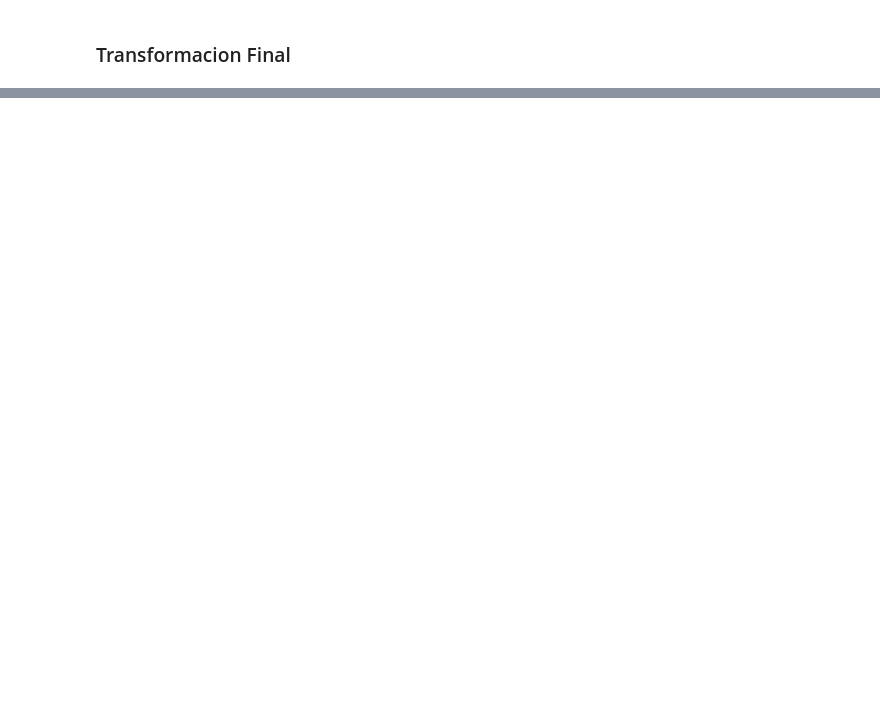
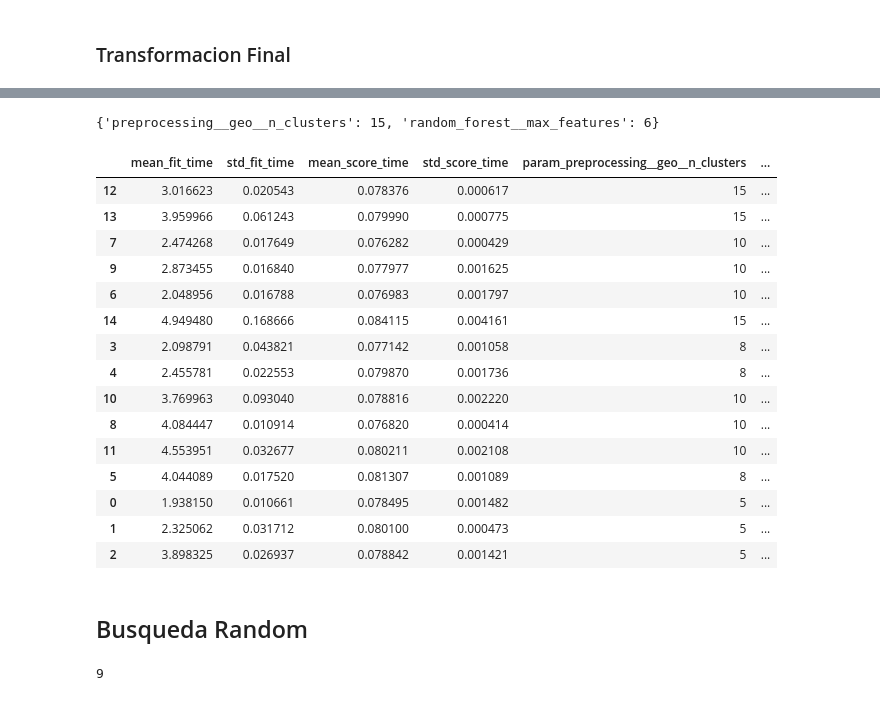
Before and after one commit to Liukkan/ml-california-housing-prices, a Jupyter notebook: C2-housing.ipynb, the cells around one changed output, grey strips where cells are left out. Drawn from its saved outputs; the diff is of its cells as text; code cells hidden in the pictures; blank space fills up the shorter version.

Commit message:
feat: Add new model training section

```diff
--- a/C2-housing.ipynb
+++ b/C2-housing.ipynb
@@ -334,0 +592,3 @@ type(housing_prepared_final)
+# %%
+tree_reg = make_pipeline(preprocessing_final, DecisionTreeRegressor(random_state=42))
+tree_reg
@@ -334,0 +613,2 @@ type(housing_prepared_final)
+# %%
+tree_reg.fit(housing, housing_labels)
@@ -334,0 +723,21 @@ type(housing_prepared_final)
+# %%
+full_pipeline = Pipeline([ # Creamos un pipeline con los pasos de preprocesamiento y el modelo
+    ("preprocessing", preprocessing_final),
+    ("random_forest", RandomForestRegressor(random_state=42))
+])
+
+param_grid = [
+    {
+        'preprocessing__geo__n_clusters': [5, 8, 10], # Number of clusters on the geo transformer on the preprocessing step
+        'random_forest__max_features': [4, 5, 9] # Number of features to consider when looking for the best split
+    },
+    {
+        'preprocessing__geo__n_clusters': [10, 15], # number of clusters on the geo transformer on the preprocessing step
+        'random_forest__max_features': [6, 8, 10] # number of features to consider when looking for the best split
+    }
+]
+
+grid_search = GridSearchCV(estimator=full_pipeline, param_grid=param_grid,
+                           scoring="neg_root_mean_squared_error", cv=3, verbose=2)
+# %%
+grid_search.fit(housing, housing_labels)
@@ -334,0 +782,39 @@ type(housing_prepared_final)
+# %%
+grid_search.best_params_
+# %% [output]
+{'preprocessing__geo__n_clusters': 15, 'random_forest__max_features': 6}
+# %%
+cv_res = pd.DataFrame(grid_search.cv_results_)
+cv_res.sort_values(by="mean_test_score", ascending=False, inplace=True)
+cv_res
+# %% [output]
+|  | mean_fit_time | std_fit_time | mean_score_time | std_score_time | param_preprocessing__geo__n_clusters | ... |
+| 12 | 3.016623 | 0.020543 | 0.078376 | 0.000617 | 15 | ... |
+| 13 | 3.959966 | 0.061243 | 0.079990 | 0.000775 | 15 | ... |
+| 7 | 2.474268 | 0.017649 | 0.076282 | 0.000429 | 10 | ... |
+| 9 | 2.873455 | 0.016840 | 0.077977 | 0.001625 | 10 | ... |
+| 6 | 2.048956 | 0.016788 | 0.076983 | 0.001797 | 10 | ... |
+| 14 | 4.949480 | 0.168666 | 0.084115 | 0.004161 | 15 | ... |
+| 3 | 2.098791 | 0.043821 | 0.077142 | 0.001058 | 8 | ... |
+| 4 | 2.455781 | 0.022553 | 0.079870 | 0.001736 | 8 | ... |
+| 10 | 3.769963 | 0.093040 | 0.078816 | 0.002220 | 10 | ... |
+| 8 | 4.084447 | 0.010914 | 0.076820 | 0.000414 | 10 | ... |
+| 11 | 4.553951 | 0.032677 | 0.080211 | 0.002108 | 10 | ... |
+| 5 | 4.044089 | 0.017520 | 0.081307 | 0.001089 | 8 | ... |
+| 0 | 1.938150 | 0.010661 | 0.078495 | 0.001482 | 5 | ... |
+| 1 | 2.325062 | 0.031712 | 0.080100 | 0.000473 | 5 | ... |
+| 2 | 3.898325 | 0.026937 | 0.078842 | 0.001421 | 5 | ... |
+# %% [markdown]
+## Busqueda Random
+# %%
+param_distribs = {
+    'preprocessing__geo__n_clusters': [np.random.randint(low=3, high=50)],
+    'random_forest__max_featues': [np.random.randint(low=2, high=20)]
+}
+
+rnd_search = RandomizedSearchCV(
+    full_pipeline, param_distributions=param_distribs, n_iter=20, cv=3,
+    scoring='neg_root_mean_squared_error', random_state=42, verbose=2
+)
+# %% [output]
+9
```
Also changed, not shown: parts of 46 cells of this notebook.
